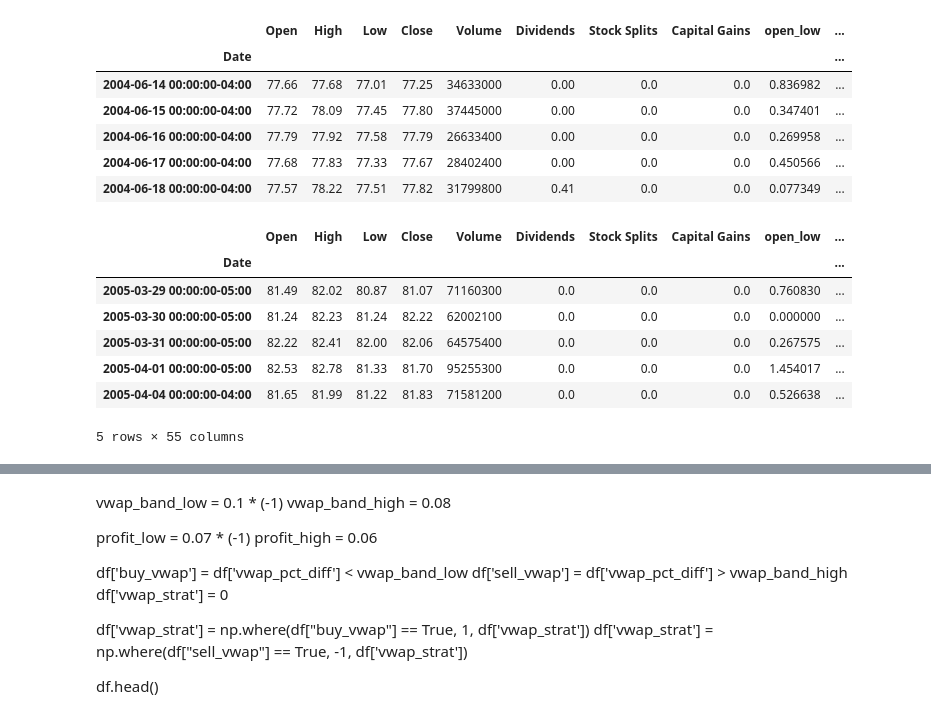
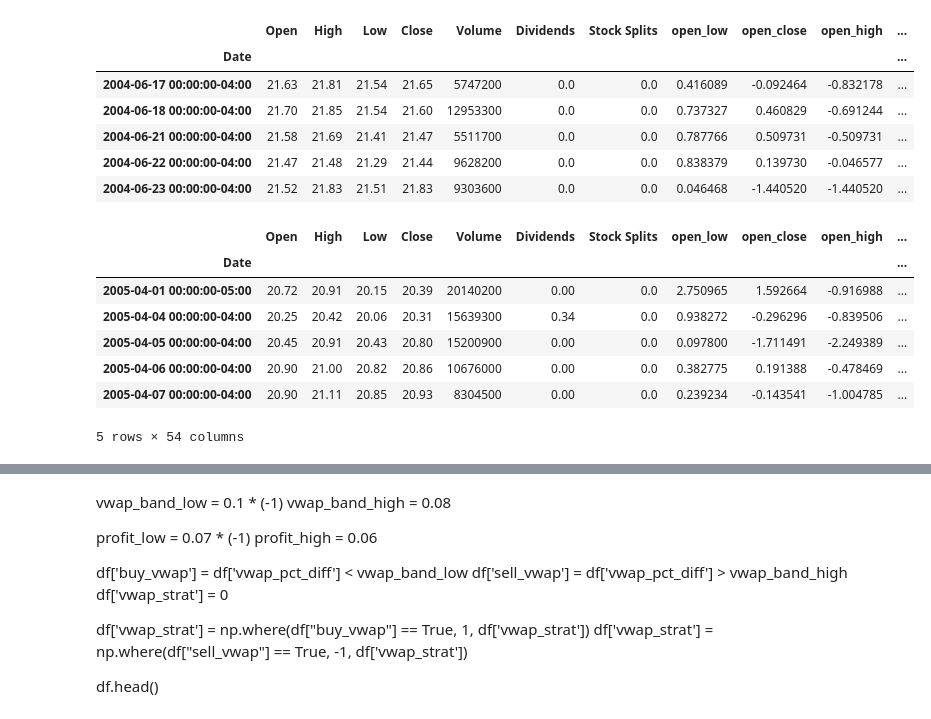
Before and after one commit to jessie-blue/ATS_Development, a Jupyter notebook: Strat_4/vwap.ipynb, the cells around one changed output, grey strips where cells are left out. Drawn from its saved outputs; the diff is of its cells as text; code cells hidden in the pictures.

```diff
--- a/Strat_4/vwap.ipynb
+++ b/Strat_4/vwap.ipynb
@@ -1,33 +1,39 @@
 # %%
 
 import os
 import pandas as pd
 import numpy as np
 import yfinance as yf
 import mplfinance as mpf
 import matplotlib.pyplot as plt
 import ta
 import talib
 from statsmodels.tsa.stattools import adfuller
 import vectorbt as vbt
 
 
 from technical_analysis import *
-from ALGO_KT1 import Preprocessing_functions as pf
+from ALGO_KT1 import Preprocessing_functions as prf
 
 
-ticker = "XLU"
-df = pf.downlaod_symbol_data(ticker, period = "240mo")
+ticker = "JPM"
+df = prf.downlaod_symbol_data(ticker, period = "240mo")
+
+#df = pd.read_csv('crypto_data/ETHUSD_60_v1.csv')
+#df.columns = df.columns.str.capitalize()
+
 df.head()
 # %% [output]
-|  | Open | High | Low | Close | Volume | Dividends | Stock Splits | Capital Gains | open_low | ... |
-| Date |  |  |  |  |  |  |  |  |  | ... |
-| 2004-06-14 00:00:00-04:00 | 77.66 | 77.68 | 77.01 | 77.25 | 34633000 | 0.00 | 0.0 | 0.0 | 0.836982 | ... |
-| 2004-06-15 00:00:00-04:00 | 77.72 | 78.09 | 77.45 | 77.80 | 37445000 | 0.00 | 0.0 | 0.0 | 0.347401 | ... |
-| 2004-06-16 00:00:00-04:00 | 77.79 | 77.92 | 77.58 | 77.79 | 26633400 | 0.00 | 0.0 | 0.0 | 0.269958 | ... |
-| 2004-06-17 00:00:00-04:00 | 77.68 | 77.83 | 77.33 | 77.67 | 28402400 | 0.00 | 0.0 | 0.0 | 0.450566 | ... |
-| 2004-06-18 00:00:00-04:00 | 77.57 | 78.22 | 77.51 | 77.82 | 31799800 | 0.41 | 0.0 | 0.0 | 0.077349 | ... |
+|  | Open | High | Low | Close | Volume | Dividends | Stock Splits | open_low | open_close | open_high | ... |
+| Date |  |  |  |  |  |  |  |  |  |  | ... |
+| 2004-06-17 00:00:00-04:00 | 21.63 | 21.81 | 21.54 | 21.65 | 5747200 | 0.0 | 0.0 | 0.416089 | -0.092464 | -0.832178 | ... |
+| 2004-06-18 00:00:00-04:00 | 21.70 | 21.85 | 21.54 | 21.60 | 12953300 | 0.0 | 0.0 | 0.737327 | 0.460829 | -0.691244 | ... |
+| 2004-06-21 00:00:00-04:00 | 21.58 | 21.69 | 21.41 | 21.47 | 5511700 | 0.0 | 0.0 | 0.787766 | 0.509731 | -0.509731 | ... |
+| 2004-06-22 00:00:00-04:00 | 21.47 | 21.48 | 21.29 | 21.44 | 9628200 | 0.0 | 0.0 | 0.838379 | 0.139730 | -0.046577 | ... |
+| 2004-06-23 00:00:00-04:00 | 21.52 | 21.83 | 21.51 | 21.83 | 9303600 | 0.0 | 0.0 | 0.046468 | -1.440520 | -1.440520 | ... |
 # %%
+ticker = "JPM"
+df = prf.downlaod_symbol_data(ticker, period = "240mo")
 
 #df = ROC(df)
 
@@ -57,11 +63,11 @@ df = df.dropna()
 
 df.head()
 # %% [output]
-|  | Open | High | Low | Close | Volume | Dividends | Stock Splits | Capital Gains | open_low | ... |
-| Date |  |  |  |  |  |  |  |  |  | ... |
-| 2005-03-29 00:00:00-05:00 | 81.49 | 82.02 | 80.87 | 81.07 | 71160300 | 0.0 | 0.0 | 0.0 | 0.760830 | ... |
-| 2005-03-30 00:00:00-05:00 | 81.24 | 82.23 | 81.24 | 82.22 | 62002100 | 0.0 | 0.0 | 0.0 | 0.000000 | ... |
-| 2005-03-31 00:00:00-05:00 | 82.22 | 82.41 | 82.00 | 82.06 | 64575400 | 0.0 | 0.0 | 0.0 | 0.267575 | ... |
-| 2005-04-01 00:00:00-05:00 | 82.53 | 82.78 | 81.33 | 81.70 | 95255300 | 0.0 | 0.0 | 0.0 | 1.454017 | ... |
-| 2005-04-04 00:00:00-04:00 | 81.65 | 81.99 | 81.22 | 81.83 | 71581200 | 0.0 | 0.0 | 0.0 | 0.526638 | ... |
+|  | Open | High | Low | Close | Volume | Dividends | Stock Splits | open_low | open_close | open_high | ... |
+| Date |  |  |  |  |  |  |  |  |  |  | ... |
+| 2005-04-01 00:00:00-05:00 | 20.72 | 20.91 | 20.15 | 20.39 | 20140200 | 0.00 | 0.0 | 2.750965 | 1.592664 | -0.916988 | ... |
+| 2005-04-04 00:00:00-04:00 | 20.25 | 20.42 | 20.06 | 20.31 | 15639300 | 0.34 | 0.0 | 0.938272 | -0.296296 | -0.839506 | ... |
+| 2005-04-05 00:00:00-04:00 | 20.45 | 20.91 | 20.43 | 20.80 | 15200900 | 0.00 | 0.0 | 0.097800 | -1.711491 | -2.249389 | ... |
+| 2005-04-06 00:00:00-04:00 | 20.90 | 21.00 | 20.82 | 20.86 | 10676000 | 0.00 | 0.0 | 0.382775 | 0.191388 | -0.478469 | ... |
+| 2005-04-07 00:00:00-04:00 | 20.90 | 21.11 | 20.85 | 20.93 | 8304500 | 0.00 | 0.0 | 0.239234 | -0.143541 | -1.004785 | ... |
-5 rows × 55 columns
+5 rows × 54 columns
```
Also changed, not shown: parts of 14 cells of this notebook, 36 other files.
